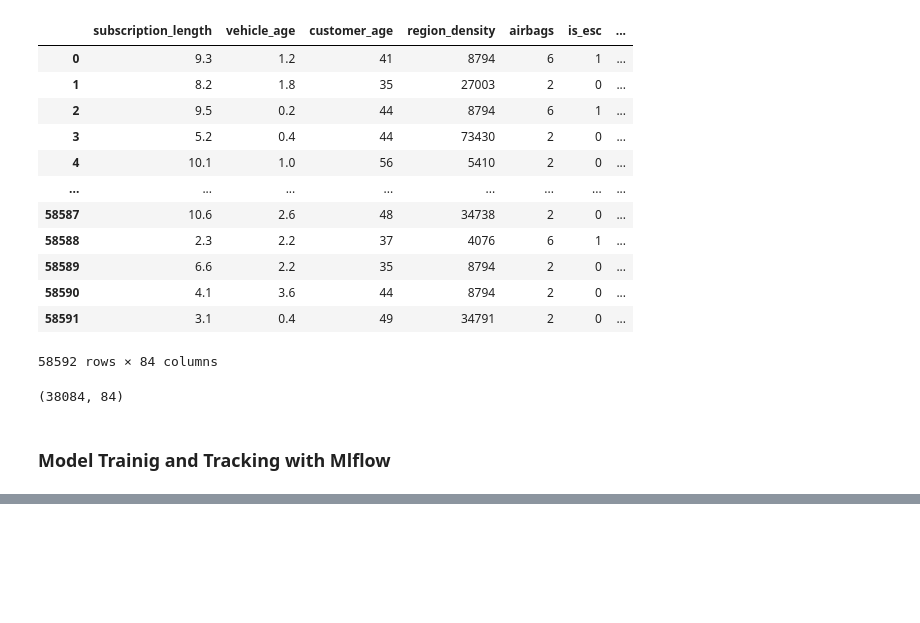
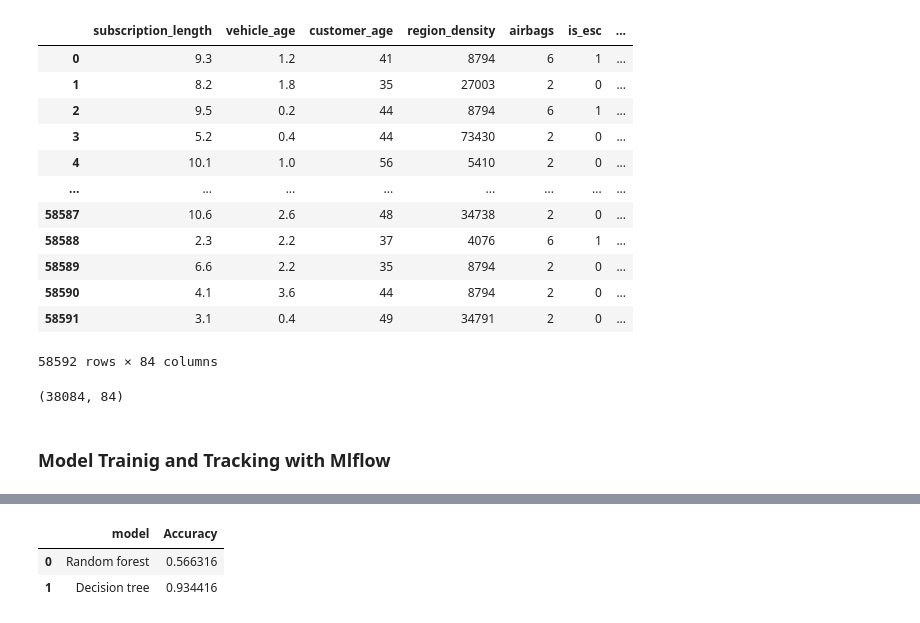
Before and after one commit to olusimeon/insurance, a Jupyter notebook: Insurance.ipynb, the cells around one changed output, grey strips where cells are left out. Saved outputs shown, nothing was run; the diff lists cells and outputs as text; code cells hidden in the pictures; blank space fills up the shorter version.

```diff
--- a/Insurance.ipynb
+++ b/Insurance.ipynb
@@ -597,27 +388,0 @@ weighted avg       0.90      0.57      0.68     20508
-# %%
-# Create a new MLflow Experiment
-mlflow.set_experiment("Insurance Claim")
-
-# Start an MLflow run
-with mlflow.start_run():
-    # Log the hyperparameters
-    parameters= {"max_depth": 5, "random_state":42,"criterion":'gini'}
-    mlflow.log_params(parameters)
-
-    # Log the loss metric
-    mlflow.log_metric("accuracy", accuracy)
-
-    # Set a tag that we can use to remind ourselves what this run was for
-    mlflow.set_tag("Training Info", "RF with smote model for insurance claim")
-
-    # Infer the model signature
-    signature = infer_signature(X_train_resampled, clf.predict(X_train_resampled))
-
-    # Log the model
-    model_info = mlflow.sklearn.log_model(
-        sk_model=clf,
-        artifact_path="RF Insurance claim",
-        signature=signature,
-        input_example=X_train,
-        registered_model_name="Rf with smote",
-    )
@@ -629,0 +389,15 @@ Created version '1' of model 'Rf with smote'.
+# %%
+# Create a temporary directory for storing confusion matrix images
+artifact_dir = "confusion_matrices"
+os.makedirs(artifact_dir, exist_ok=True)
+# %%
+#test train split
+
+X_train,X_test,y_train,y_test= train_test_split (X,y, test_size=0.35, random_state=42)
+
+# Initialize the scaler
+scaler = StandardScaler()
+
+# Fit the scaler on the training data and transform both the training and test data
+X_train = scaler.fit_transform(X_train)
+X_test = scaler.transform(X_test)
@@ -629,0 +541,7 @@ Created version '1' of model 'Rf with smote'.
+# %%
+results_df=pd.DataFrame(results)
+results_df
+# %% [output]
+|  | model | Accuracy |
+| 0 | Random forest | 0.566316 |
+| 1 | Decision tree | 0.934416 |
```
Also changed, not shown: parts of 16 cells of this notebook, 2 other files.
